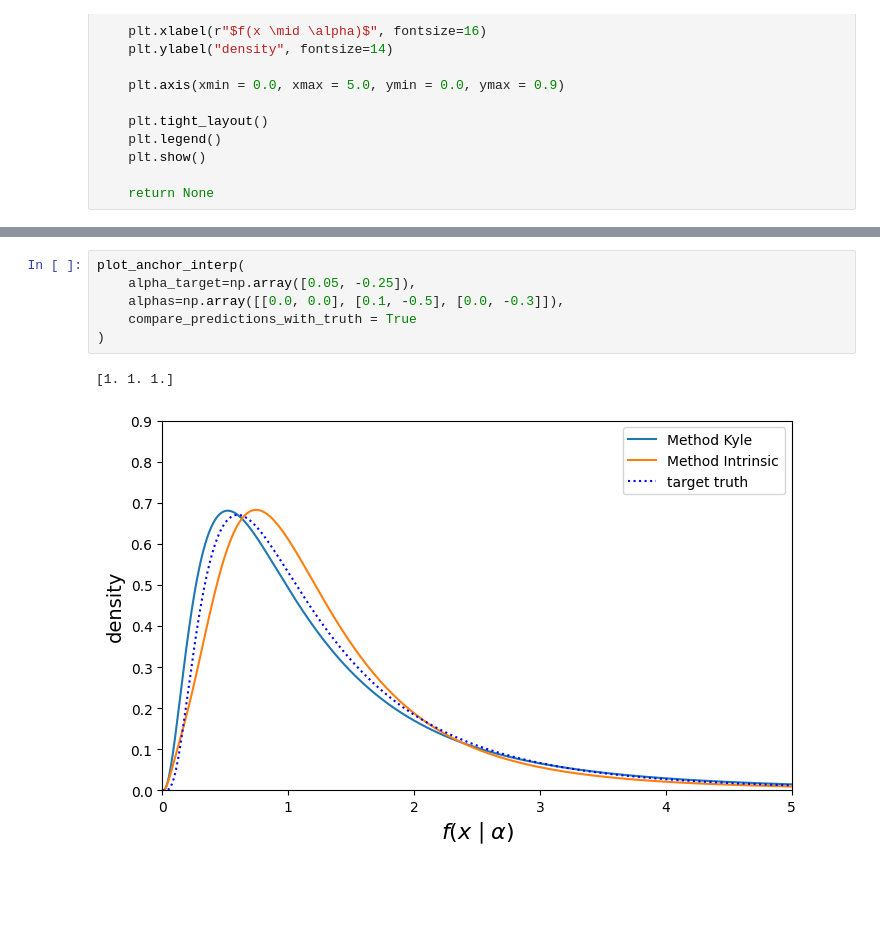
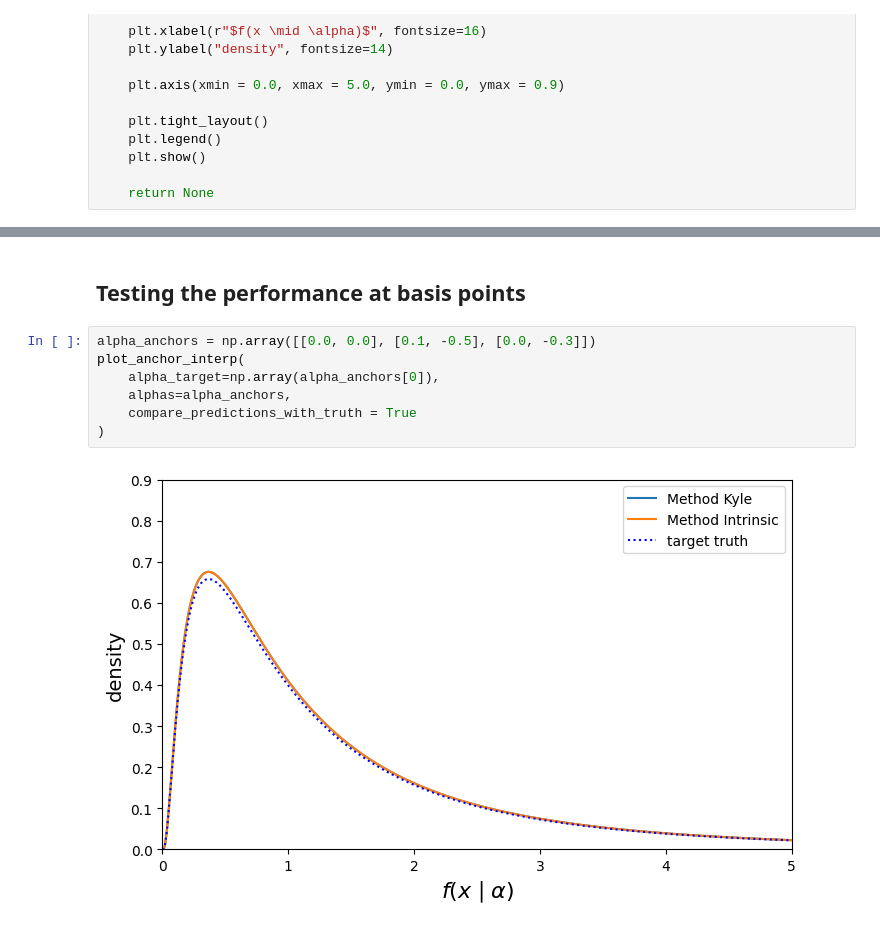
Before and after one commit to JaySandesara/histfactory_interpolation_tools, a Jupyter notebook: ambient_fisher_logGaussian.ipynb, the cells around one changed output, grey strips where cells are left out. Drawn from its saved outputs; the diff is of its cells as text; blank space fills up the shorter version.

```diff
--- a/ambient_fisher_logGaussian.ipynb
+++ b/ambient_fisher_logGaussian.ipynb
@@ -70,10 +96,13 @@ plot_anchor_interp(
+# %% [markdown]
+Testing the performance at basis points
+--
 # %%
+alpha_anchors = np.array([[0.0, 0.0], [0.1, -0.5], [0.0, -0.3]])
 plot_anchor_interp(
-    alpha_target=np.array([0.05, -0.25]),
-    alphas=np.array([[0.0, 0.0], [0.1, -0.5], [0.0, -0.3]]),
+    alpha_target=np.array(alpha_anchors[0]),
+    alphas=alpha_anchors,
     compare_predictions_with_truth = True
 )
 # %% [output]
-[1. 1. 1.]
-[figure, old version]
+[figure, new version]
 # %%
```
Also changed, not shown: parts of 7 cells of this notebook, 1 other file.
